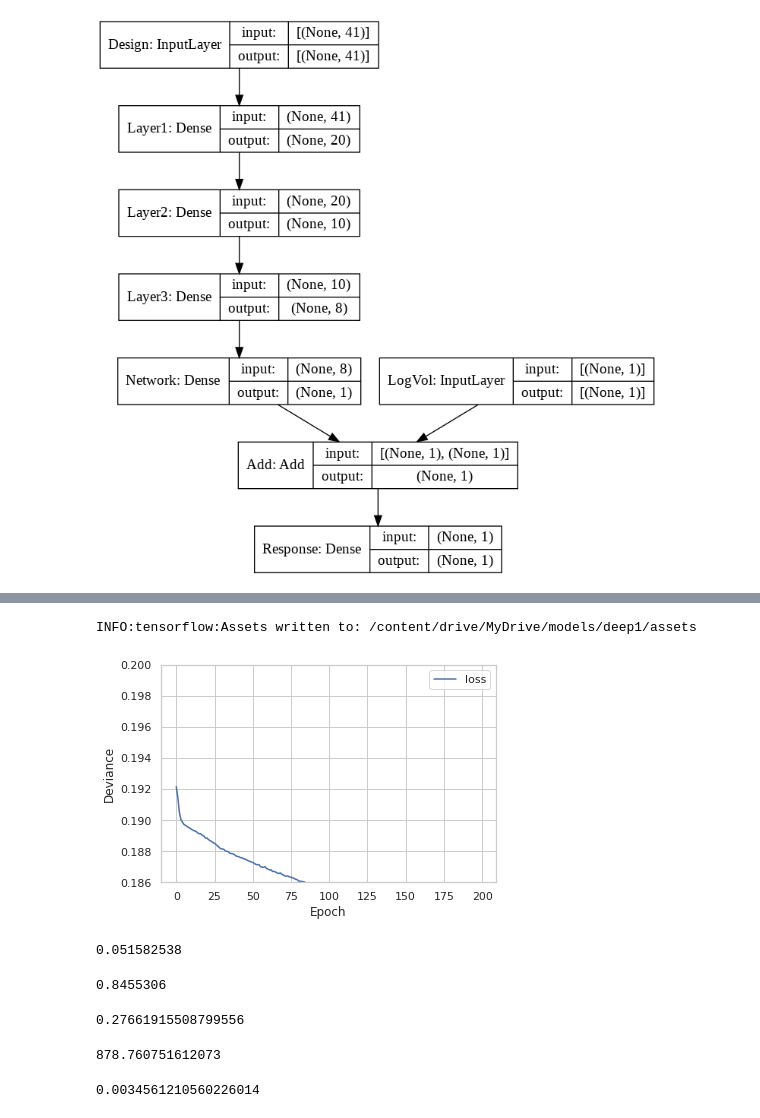
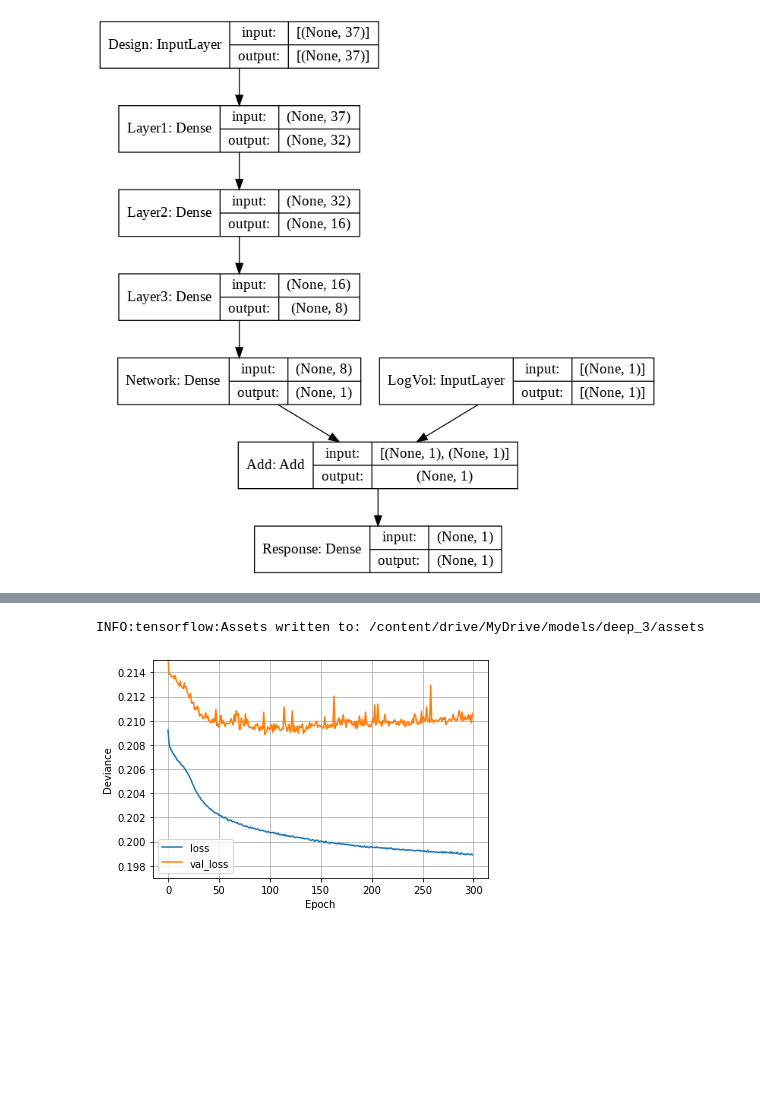
Before and after one commit to jademuun/car_insurance_MTPL, a Jupyter notebook: Neural_nets.ipynb, the cells around one changed output, grey strips where cells are left out. Saved outputs shown, nothing was run; the diff lists cells and outputs as text; code cells hidden in the pictures; blank space fills up the shorter version.

```diff
--- a/Neural_nets.ipynb
+++ b/Neural_nets.ipynb
@@ -382,0 +270,5 @@ ________________________________________________________________________________
+# %%
+q0 = 37
+g1 = 24
+batch = 1024
+epoch = 150
@@ -382,0 +730,30 @@ ________________________________________________________________________________
+# %%
+# hyperparametre
+batch = 1024
+epoch = 300
+q1 = 32
+q2 = 16
+q3 = 8
+# %%
+Design = tf.keras.Input(shape=(37,), name = 'Design')
+LogVol = tf.keras.Input(shape=(1,), name = 'LogVol')
+layer1  = layers.Dense(q1, activation = 'tanh', name = 'Layer1')(Design)
+layer2  = layers.Dense(q2, activation= 'tanh',  name = 'Layer2')(layer1)
+layer3  = layers.Dense(q3, activation= 'tanh',  name = 'Layer3')(layer2)
+Network = layers.Dense(1, activation= 'linear', name = 'Network',
+                        kernel_initializer = tf.keras.initializers.Constant(0.),
+ bias_initializer = tf.keras.initializers.Constant(np.log(lambda_hat_train)))(layer3)
+addition = layers.add([Network, LogVol], name = 'Add')
+response = layers.Dense(1, activation='exponential'
+, name = 'Response', trainable=False, kernel_initializer = tf.keras.initializers.Constant(1.),
+ bias_initializer = tf.keras.initializers.Constant(0.))(addition)
+deep = keras.Model(
+    inputs = [Design,LogVol],
+    outputs = response
+)
+
+deep.compile(loss = poisson_deviance, optimizer = tf.keras.optimizers.Nadam(
+    learning_rate=0.002, beta_1=0.9, beta_2=0.999, epsilon=None))
+
+deep.build(input_shape=(37,))
+deep.summary()
@@ -408,10 +801,10 @@ keras.utils.plot_model(deep, "multi_input_and_output_model.png", show_shapes=Tru
 %%time
 
 history = deep.fit(
-    x = [x, lv],
-    y = y,
-    #x_train, y_train,
-    #validation_data = (x_valid, y_valid),
+    #x = [x, lv],
+    #y = y,
+    x = [x_train, lv_train], y = N_train,
+    validation_data = ([x_test, lv_test], N_test),
     verbose=2,
     epochs=epoch,
     batch_size = batch)
@@ -436,8 +830,8 @@ Wall time: 1min 52s
 # %%
-deep_full.save('/content/drive/MyDrive/models/deep1')
+deep.save('/content/drive/MyDrive/models/deep_3')
 # %% [output]
-INFO:tensorflow:Assets written to: /content/drive/MyDrive/models/deep1/assets
+INFO:tensorflow:Assets written to: /content/drive/MyDrive/models/deep_3/assets
 # %%
-plot_loss(history, yran=[0.186, 0.2], val = False)
+plot_loss(history, yran=[0.197, 0.215])
 # %% [output]
-[figure, old version]
+[figure, new version]
@@ -446,21 +837,0 @@ predictions = deep.predict([x,lv])
-# %%
-preds = predictions.flatten()
-# mean of predicted claims
-preds.mean()
-# %% [output]
-0.051582538
-# %%
-preds.max()
-# %% [output]
-0.8455306
-# %%
-# in sample deviance
-deviance(preds / v, v, y)
-# %% [output]
-0.27661915508799556
-# %%
-# eps
-deviance(preds, v , truefreq, eps = True)
-# %% [output]
-878.760751612073
-0.0034561210560226014
```
Also changed, not shown: parts of 103 cells of this notebook.
